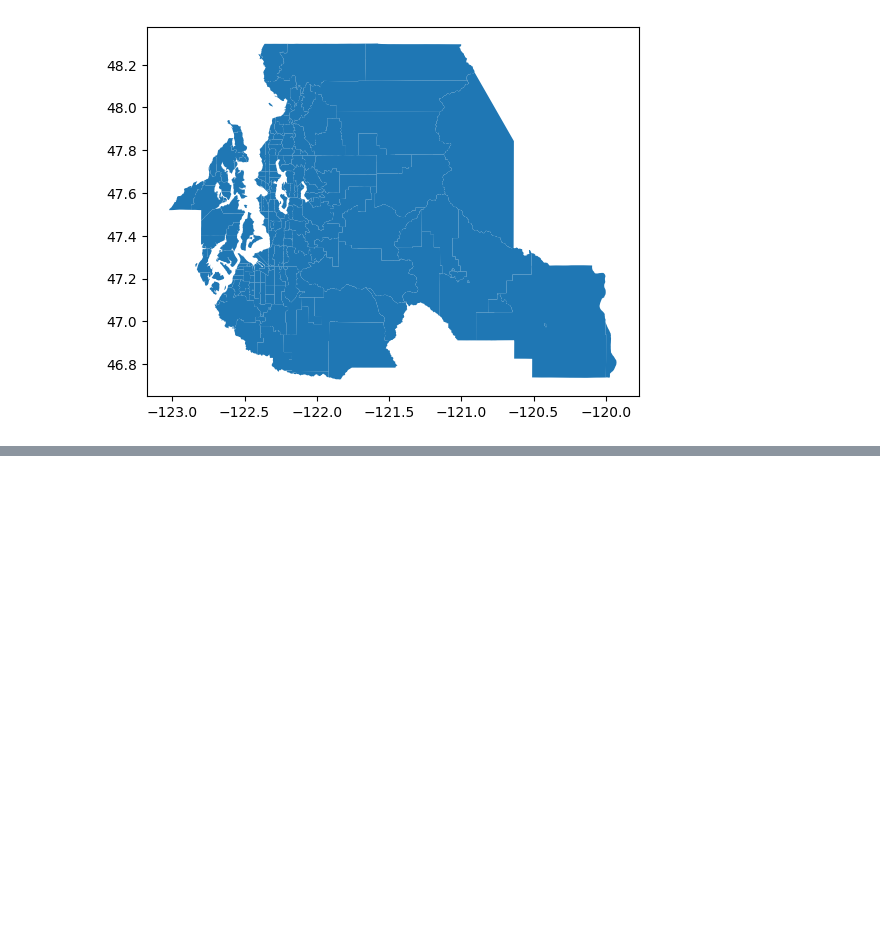
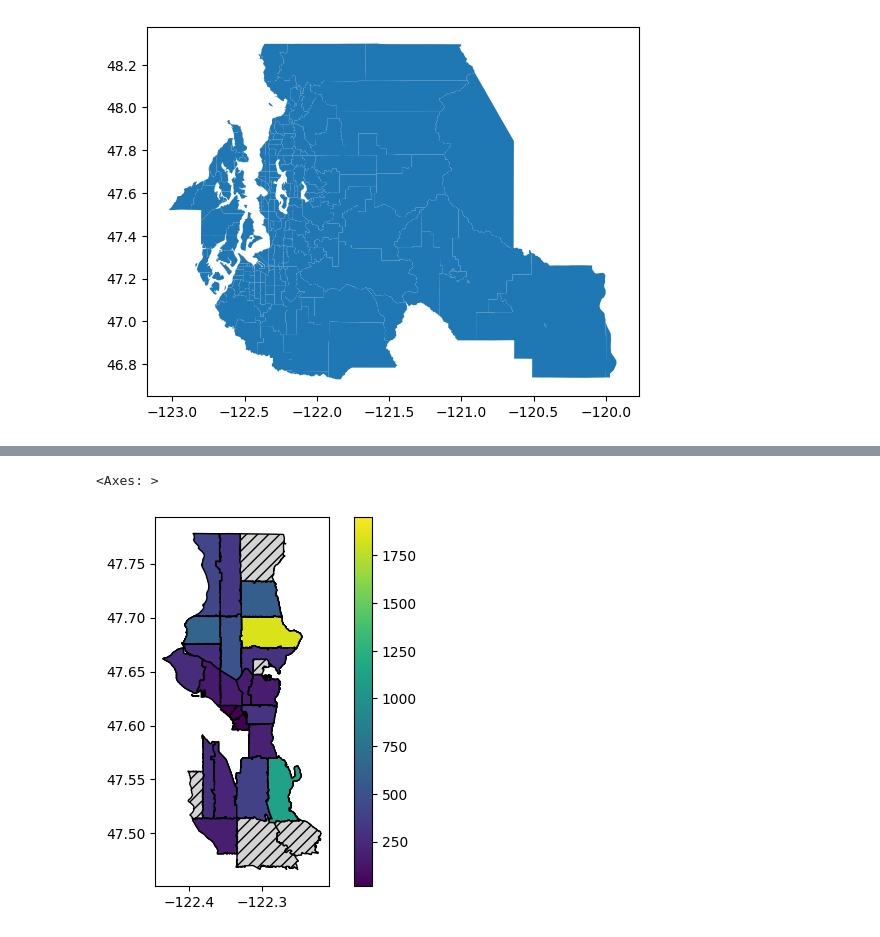
Before and after one commit to kyle-nsc-ad470-group6/collaboration, a Jupyter notebook: data/GeoPandas.ipynb, the cells around one changed output, grey strips where cells are left out. Drawn from its saved outputs; the diff is of its cells as text; code cells hidden in the pictures; blank space fills up the shorter version.

```diff
--- a/data/GeoPandas.ipynb
+++ b/data/GeoPandas.ipynb
@@ -94,0 +80,14 @@ b=98195, a=98195
+# %%
+
+# Pets / housing density
+gdf['PETS_DENSITY'] = gdf['TOTAL'] / gdf['Households per Gross Land Acre']
+gdf.plot('PETS_DENSITY', legend=True, edgecolor='black',
+         missing_kwds={
+             'color': 'lightgrey',
+             'edgecolor': 'black',
+             'hatch': '///',
+             'label': 'Missing values'
+         })
+# %% [output]
+<Axes: >
+[figure, added]
```
Also changed, not shown: parts of 6 cells of this notebook, 3 other files.
